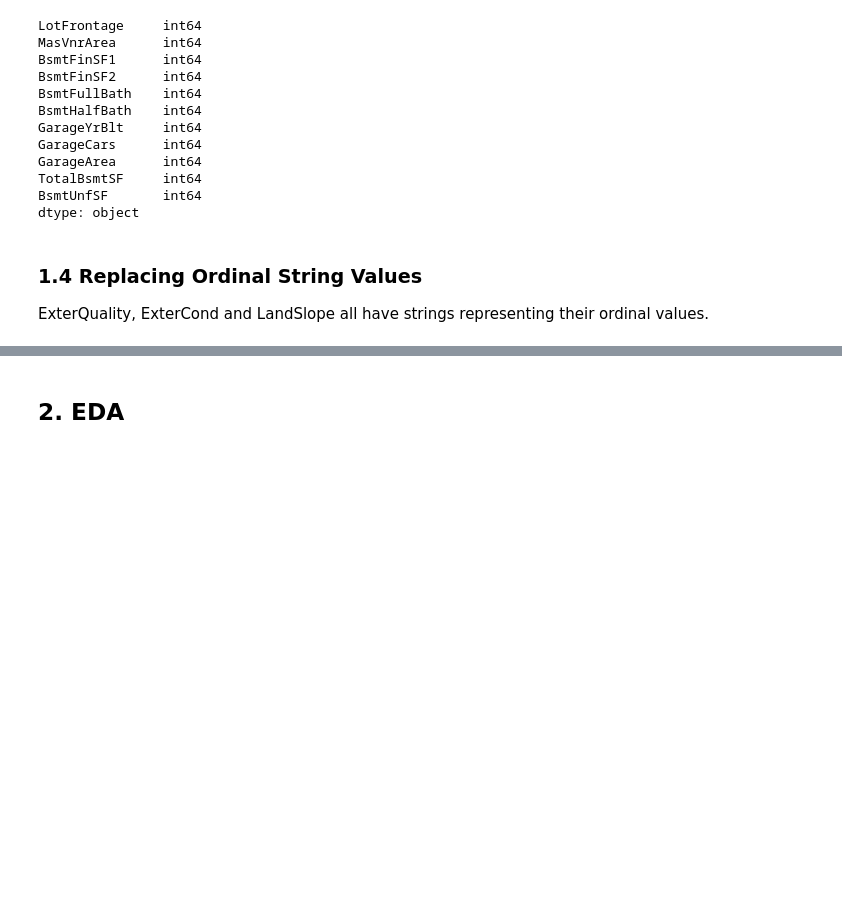
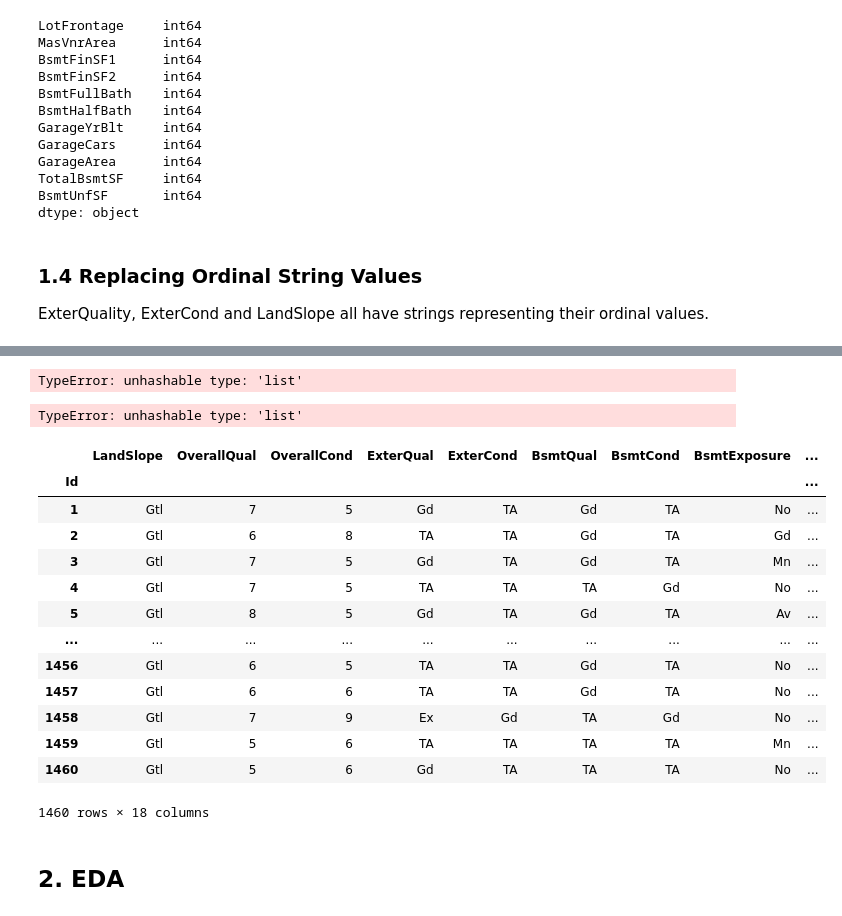
Before and after one commit to Mark-Barbaric/Kaggle, a Jupyter notebook: housing/housing_workbook_v1.ipynb, the cells around one changed output, grey strips where cells are left out. Saved outputs shown, nothing was run; the diff lists cells and outputs as text; code cells hidden in the pictures; blank space fills up the shorter version.

Commit message:
AP-13 - working on conversion of string Ordinal Cols.

```diff
--- a/housing/housing_workbook_v1.ipynb
+++ b/housing/housing_workbook_v1.ipynb
@@ -183,0 +179,3 @@ ordinal_cols = ['LandSlope', 'OverallQual', 'OverallCond', 'ExterQual', 'ExterCo
+# %%
+numerical_ordinal_cols = ['OverallQual', 'OverallCond']
+string_ordinal_cols = [cname for cname in ORDINAL_COLS if cname not in numerical_ordinal_cols]
@@ -184,3 +242,31 @@ ordinal_cols = ['LandSlope', 'OverallQual', 'OverallCond', 'ExterQual', 'ExterCo
+# %%
+test = dict(zip(string_ordinal_categories, string_converted_ordinal_categories))
+test
+# %% [output]
+TypeError: unhashable type: 'list'
+# %%
+string_to_numerical_ordinal_dict = dict(zip(string_ordinal_cols, ))
+string_to_numerical_ordinal_dict
+# %% [output]
+TypeError: unhashable type: 'list'
+# %%
+train_df.replace(string_to_numerical_ordinal_dict, inplace=True)
+train_df[ORDINAL_COLS]
+# %% [output]
+|  | LandSlope | OverallQual | OverallCond | ExterQual | ExterCond | BsmtQual | BsmtCond | BsmtExposure | ... |
+| Id |  |  |  |  |  |  |  |  | ... |
+| 1 | Gtl | 7 | 5 | Gd | TA | Gd | TA | No | ... |
+| 2 | Gtl | 6 | 8 | TA | TA | Gd | TA | Gd | ... |
+| 3 | Gtl | 7 | 5 | Gd | TA | Gd | TA | Mn | ... |
+| 4 | Gtl | 7 | 5 | TA | TA | TA | Gd | No | ... |
+| 5 | Gtl | 8 | 5 | Gd | TA | Gd | TA | Av | ... |
+| ... | ... | ... | ... | ... | ... | ... | ... | ... | ... |
+| 1456 | Gtl | 6 | 5 | TA | TA | Gd | TA | No | ... |
+| 1457 | Gtl | 6 | 6 | TA | TA | Gd | TA | No | ... |
+| 1458 | Gtl | 7 | 9 | Ex | Gd | TA | Gd | No | ... |
+| 1459 | Gtl | 5 | 6 | TA | TA | TA | TA | Mn | ... |
+| 1460 | Gtl | 5 | 6 | Gd | TA | TA | TA | No | ... |
+1460 rows × 18 columns
 # %% [markdown]
 ## 2. EDA
 # %% [markdown]
```
Also changed, not shown: parts of 9 cells of this notebook.
